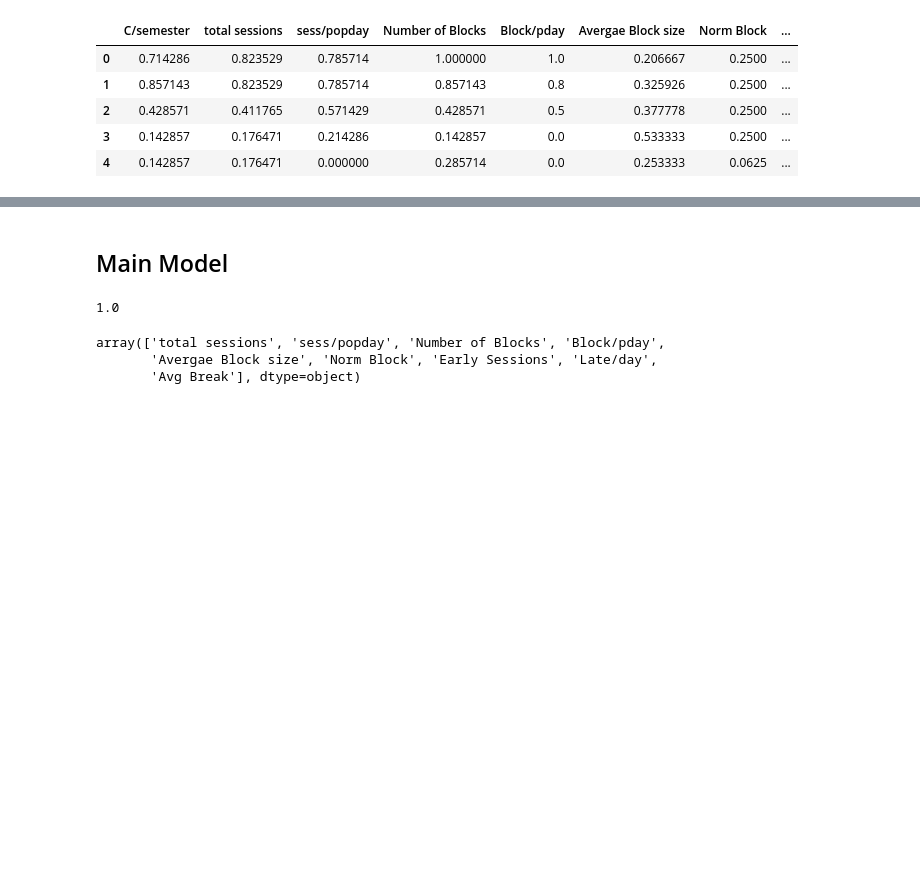
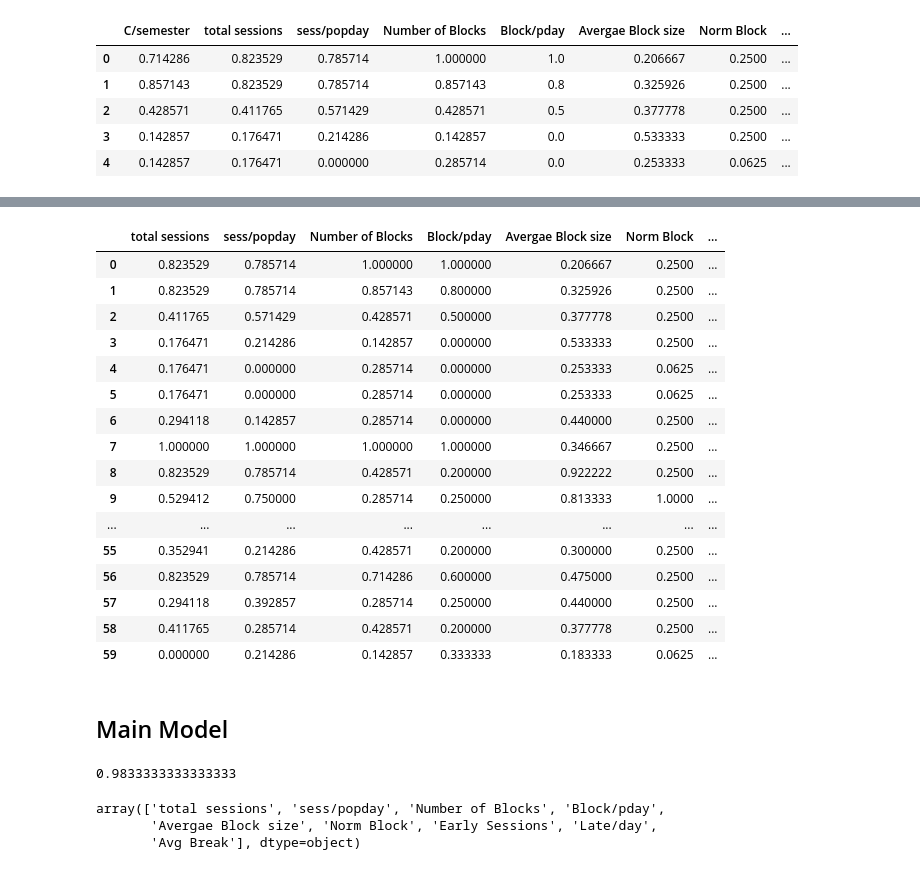
Before and after one commit to BoluP0202/Timetabling, a Jupyter notebook: Timetabling.ipynb, the cells around one changed output, grey strips where cells are left out. Cells and saved outputs as stored; diff of their text form; code cells hidden in the pictures; blank space fills up the shorter version.

```diff
--- a/Timetabling.ipynb
+++ b/Timetabling.ipynb
@@ -352,7 +351,27 @@ builder.head()
 # %%
 from sklearn.model_selection import train_test_split
 y = builder['Score based Rating']
 X = builder.drop(['Score based Rating'], axis = 1)
+X_test = X.drop(['Table'], axis = 1)
+X
+# %% [output]
+|  | total sessions | sess/popday | Number of Blocks | Block/pday | Avergae Block size | Norm Block | ... |
+| 0 | 0.823529 | 0.785714 | 1.000000 | 1.000000 | 0.206667 | 0.2500 | ... |
+| 1 | 0.823529 | 0.785714 | 0.857143 | 0.800000 | 0.325926 | 0.2500 | ... |
+| 2 | 0.411765 | 0.571429 | 0.428571 | 0.500000 | 0.377778 | 0.2500 | ... |
+| 3 | 0.176471 | 0.214286 | 0.142857 | 0.000000 | 0.533333 | 0.2500 | ... |
+| 4 | 0.176471 | 0.000000 | 0.285714 | 0.000000 | 0.253333 | 0.0625 | ... |
+| 5 | 0.176471 | 0.000000 | 0.285714 | 0.000000 | 0.253333 | 0.0625 | ... |
+| 6 | 0.294118 | 0.142857 | 0.285714 | 0.000000 | 0.440000 | 0.2500 | ... |
+| 7 | 1.000000 | 1.000000 | 1.000000 | 1.000000 | 0.346667 | 0.2500 | ... |
+| 8 | 0.823529 | 0.785714 | 0.428571 | 0.200000 | 0.922222 | 0.2500 | ... |
+| 9 | 0.529412 | 0.750000 | 0.285714 | 0.250000 | 0.813333 | 1.0000 | ... |
+| ... | ... | ... | ... | ... | ... | ... | ... |
+| 55 | 0.352941 | 0.214286 | 0.428571 | 0.200000 | 0.300000 | 0.2500 | ... |
+| 56 | 0.823529 | 0.785714 | 0.714286 | 0.600000 | 0.475000 | 0.2500 | ... |
+| 57 | 0.294118 | 0.392857 | 0.285714 | 0.250000 | 0.440000 | 0.2500 | ... |
+| 58 | 0.411765 | 0.285714 | 0.428571 | 0.200000 | 0.377778 | 0.2500 | ... |
+| 59 | 0.000000 | 0.214286 | 0.142857 | 0.333333 | 0.183333 | 0.0625 | ... |
 # %% [markdown]
 ## Main Model
 # %%
@@ -370,12 +388,12 @@ from sklearn.ensemble import RandomForestClassifier
 rfc = RandomForestClassifier(random_state = 20, n_jobs = -1, n_estimators = 100, bootstrap = True, max_depth = 50, max_features = 9)
 rfc.fit(X_train, Y_train)
 
-pred_valid_rf = rfc.predict(X_valid)
+pred_valid_rf = rfc.predict(X_test)
 
 from sklearn import metrics
-print(metrics.accuracy_score(Y_valid, pred_valid_rf))
+print(metrics.accuracy_score(y, pred_valid_rf))
 # %% [output]
-1.0
+0.9833333333333333
 # %%
 X_valid.columns.values
 # %% [output]
```
Also changed, not shown: parts of 19 cells of this notebook, 17 other files.
